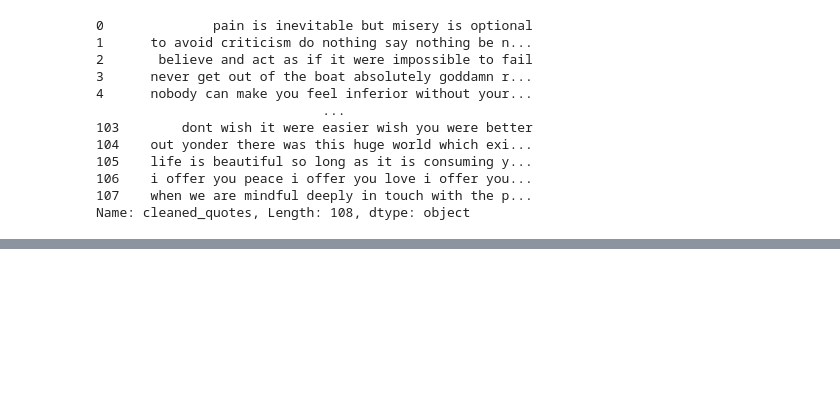
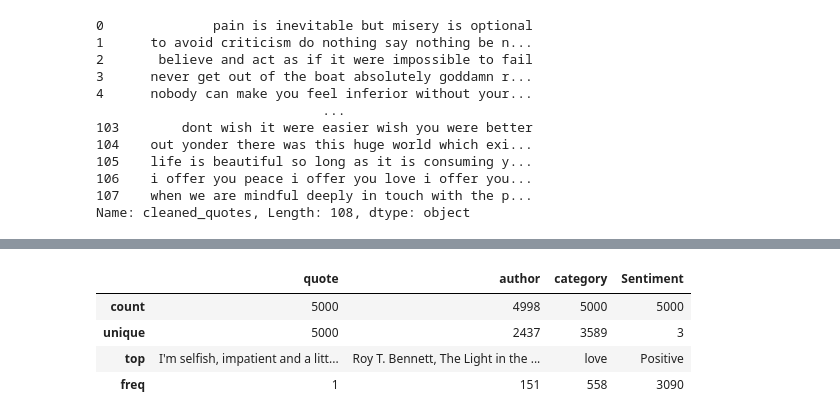
Before and after one commit to JamesAdeshina/Sentiment-Based_Quote_Generator, a Jupyter notebook: app.ipynb, the cells around one changed output, grey strips where cells are left out. Saved outputs shown, nothing was run; the diff lists cells and outputs as text; code cells hidden in the pictures; blank space fills up the shorter version.

Commit message:
working on data_resampled.ipynb file

```diff
--- a/app.ipynb
+++ b/app.ipynb
@@ -209,0 +268,14 @@ print("Testing Set Size:", len(X_test))
+# %%
+# Create a copy of the original DataFrame
+big_quotes_subset_copy = big_quotes_subset.copy()
+big_quotes_subset_copy.to_csv('big_quotes_subset.csv', index=False)
+
+big_quotes_subset = pd.read_csv('data/big_quotes_subset.csv')
+# %%
+big_quotes_subset.describe()
+# %% [output]
+|  | quote | author | category | Sentiment |
+| count | 5000 | 4998 | 5000 | 5000 |
+| unique | 5000 | 2437 | 3589 | 3 |
+| top | I'm selfish, impatient and a litt... | Roy T. Bennett, The Light in the ... | love | Positive |
+| freq | 1 | 151 | 558 | 3090 |
```
Also changed, not shown: parts of 17 cells of this notebook, 1 other file.
